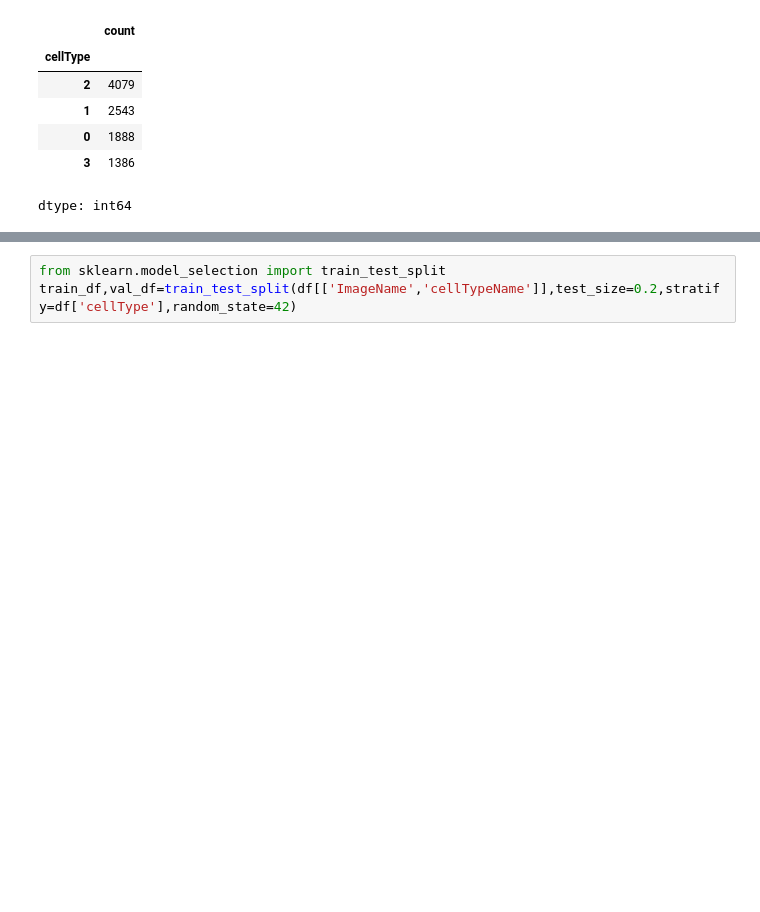
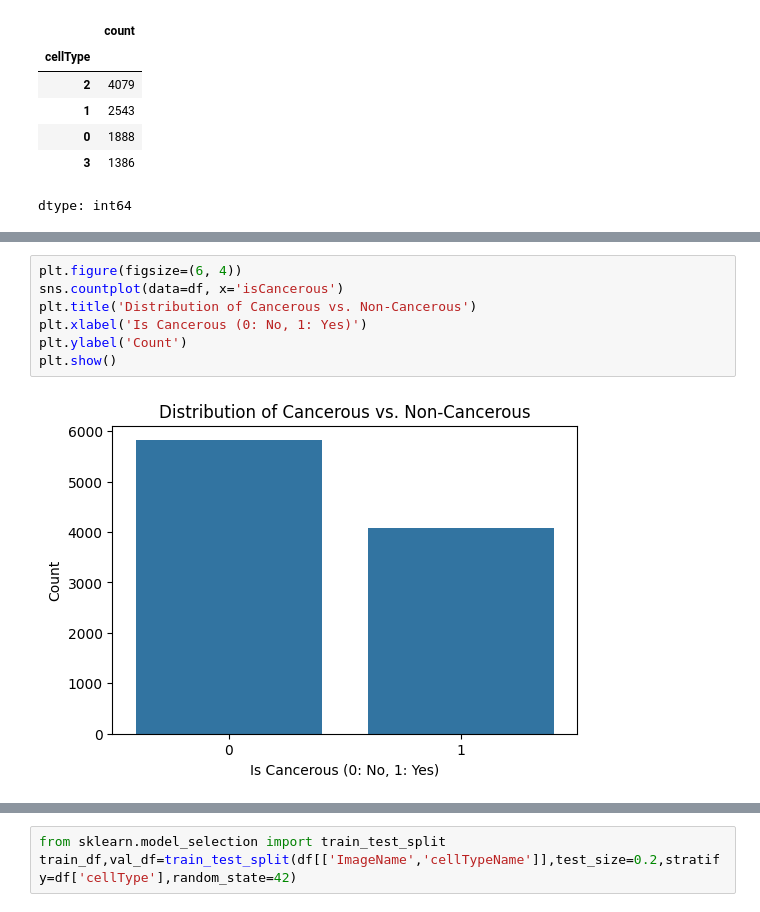
Before and after one commit to Colossus08/ML-Assignment-2, a Jupyter notebook: ML_Assignment_2.ipynb, the cells around one changed output, grey strips where cells are left out. Saved outputs shown, nothing was run; the diff lists cells and outputs as text; blank space fills up the shorter version.

```diff
--- a/ML_Assignment_2.ipynb
+++ b/ML_Assignment_2.ipynb
@@ -58,0 +193,9 @@ dtype: int64
+# %%
+plt.figure(figsize=(6, 4))
+sns.countplot(data=df, x='isCancerous')
+plt.title('Distribution of Cancerous vs. Non-Cancerous')
+plt.xlabel('Is Cancerous (0: No, 1: Yes)')
+plt.ylabel('Count')
+plt.show()
+# %% [output]
+[figure, added]
```
Also changed, not shown: parts of 45 cells of this notebook.
